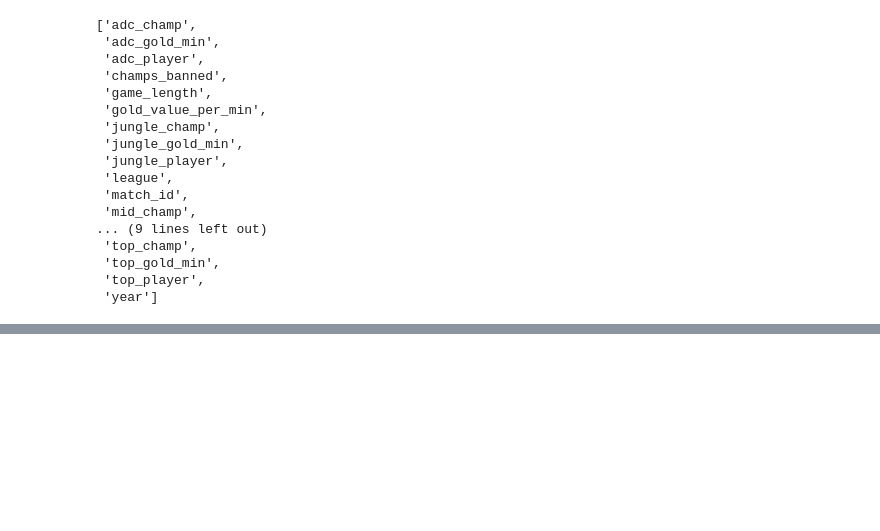
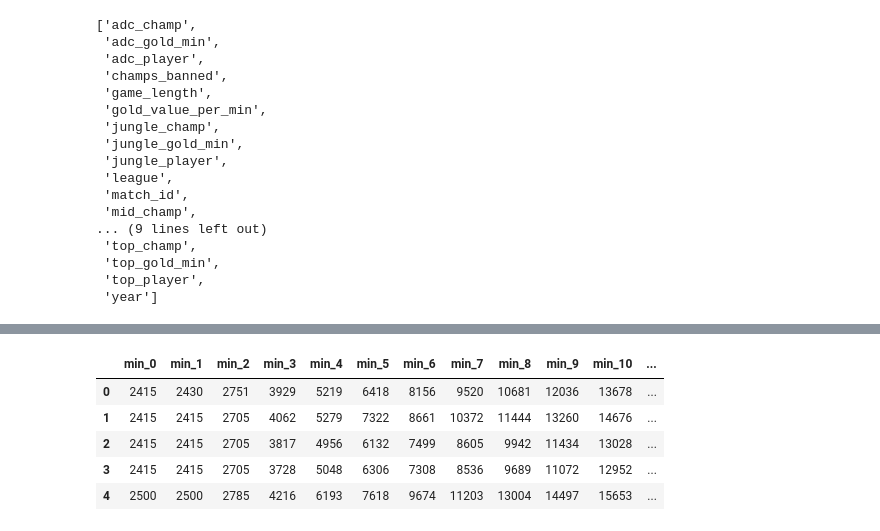
Before and after one commit to MPhillips55/Capstone_Project_2_League_of_Legends, a Jupyter notebook: EDA/League of Legends Dataset - Data Wrangling.ipynb, the cells around one changed output, grey strips where cells are left out. Saved outputs shown, nothing was run; the diff lists cells and outputs as text; code cells hidden in the pictures; blank space fills up the shorter version.

```diff
--- a/EDA/League of Legends Dataset - Data Wrangling.ipynb
+++ b/EDA/League of Legends Dataset - Data Wrangling.ipynb
@@ -467,0 +554,12 @@ banned.head()
+# %%
+cols = list(expanded.columns.values)
+cols1 = ['min_' + str(e) for e in cols]
+expanded.columns = [cols1]
+expanded.head()
+# %% [output]
+|  | min_0 | min_1 | min_2 | min_3 | min_4 | min_5 | min_6 | min_7 | min_8 | min_9 | min_10 | ... |
+| 0 | 2415 | 2430 | 2751 | 3929 | 5219 | 6418 | 8156 | 9520 | 10681 | 12036 | 13678 | ... |
+| 1 | 2415 | 2415 | 2705 | 4062 | 5279 | 7322 | 8661 | 10372 | 11444 | 13260 | 14676 | ... |
+| 2 | 2415 | 2415 | 2705 | 3817 | 4956 | 6132 | 7499 | 8605 | 9942 | 11434 | 13028 | ... |
+| 3 | 2415 | 2415 | 2705 | 3728 | 5048 | 6306 | 7308 | 8536 | 9689 | 11072 | 12952 | ... |
+| 4 | 2500 | 2500 | 2785 | 4216 | 6193 | 7618 | 9674 | 11203 | 13004 | 14497 | 15653 | ... |
```
Also changed, not shown: parts of 73 cells of this notebook.
